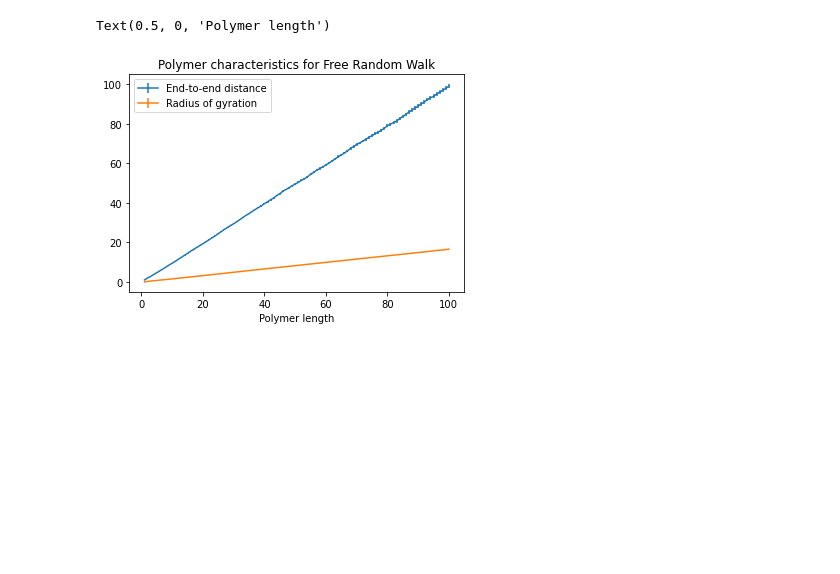
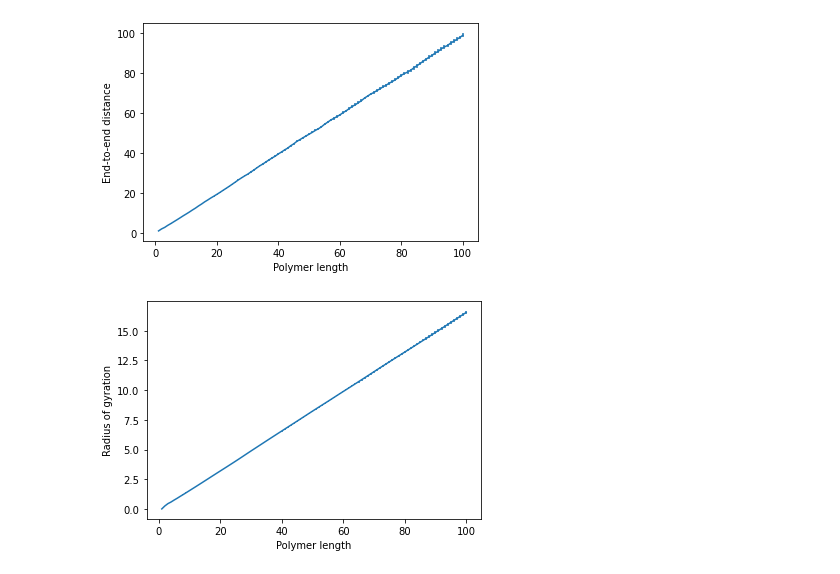
Before and after one commit to MG299792458/CompPhysProj2, a Jupyter notebook: simulation.ipynb, the cells around one changed output. Saved outputs shown, nothing was run; the diff lists cells and outputs as text; code cells hidden in the pictures; blank space fills up the shorter version.

Commit message:
Plots

```diff
--- a/simulation.ipynb
+++ b/simulation.ipynb
@@ -174,12 +159,25 @@ errorgyr = np.std(gyration ,0)/np.sqrt(10000)
-# %%
-ls = np.arange(100)+1
-plt.errorbar(ls, end_to_end_avg, errore2e, label = 'End-to-end distance')
-plt.errorbar(ls, gyration_avg, errorgyr, label = 'Radius of gyration')
-plt.legend()
-plt.title('Polymer characteristics for Free Random Walk')
-plt.xlabel('Polymer length')
-# %% [output]
-Text(0.5, 0, 'Polymer length')
-[figure, removed]
+# %%
+end_to_end = dish.end_to_end
+gyration = dish.gyration
+end_to_end_avg = np.mean(end_to_end, 0)
+gyration_avg = np.mean(gyration, 0)
+errore2e = np.std(end_to_end, 0)/np.sqrt(10000)
+errorgyr = np.std(gyration ,0)/np.sqrt(10000)
+
+ls = np.arange(100)+1
+plt.figure()
+plt.errorbar(ls, end_to_end_avg, errore2e, label = 'End-to-end distance')
+plt.xlabel('Polymer length')
+plt.ylabel('End-to-end distance')
+plt.savefig('Figures/FRWEnd2End.png')
+
+plt.figure()
+plt.errorbar(ls, gyration_avg, errorgyr, label = 'Radius of gyration')
+plt.xlabel('Polymer length')
+plt.ylabel('Radius of gyration')
+plt.savefig('Figures/FRWRadiusofGyration.png')
+# %% [output]
+[figure, added]
+[figure, added]
 # %%
 # %% [output]
```
Also changed, not shown: parts of 9 cells of this notebook, 2 other files.
